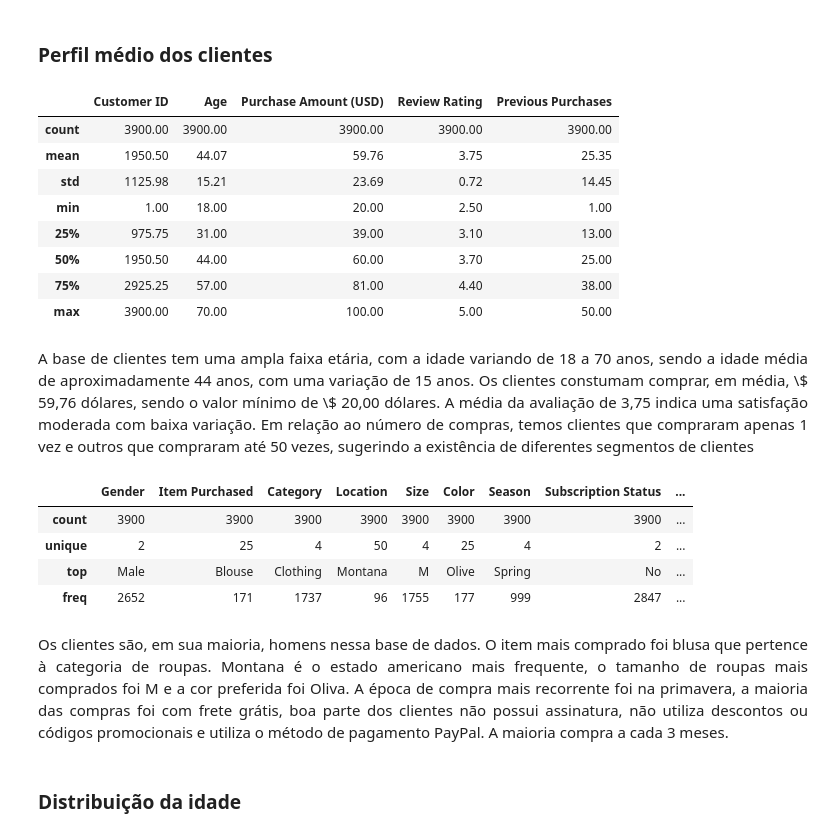
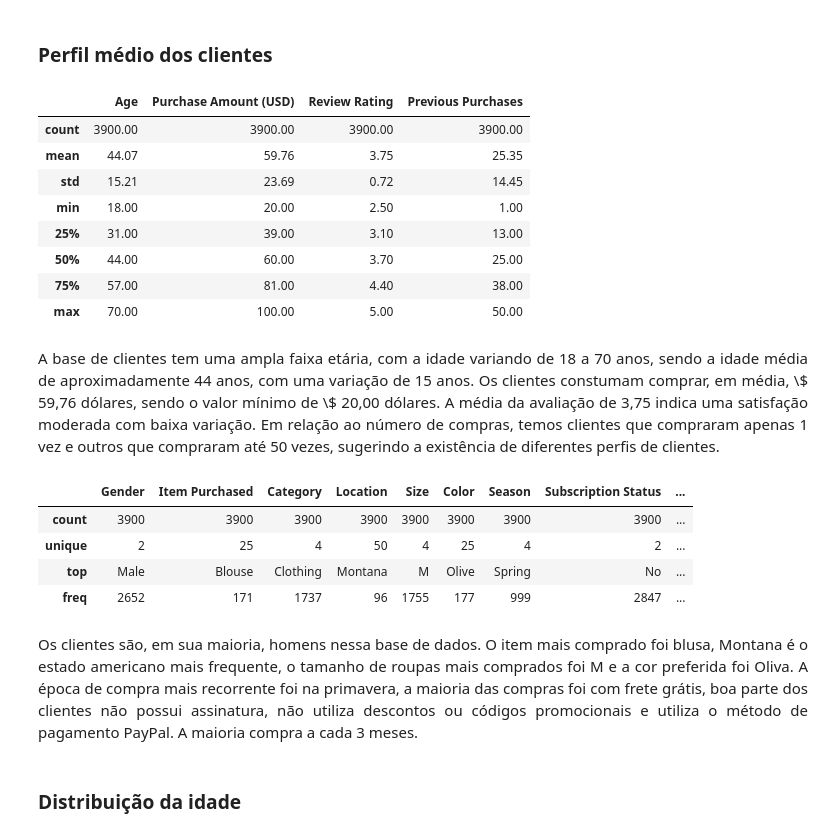
Before and after one commit to LilianeAquino/projeto_ml_II_santander_coders, a Jupyter notebook: trabalho_ada_ML.ipynb, the cells around one changed output. Cells and saved outputs as stored; diff of their text form; code cells hidden in the pictures.

```diff
--- a/trabalho_ada_ML.ipynb
+++ b/trabalho_ada_ML.ipynb
@@ -717,19 +713,19 @@ df_clientes.stb.missing()
 # %% [markdown]
 ### Perfil médio dos clientes
 # %%
-df_clientes.describe().round(2)
+df_clientes.drop(['Customer ID'], axis=1).describe().round(2)
 # %% [output]
-|  | Customer ID | Age | Purchase Amount (USD) | Review Rating | Previous Purchases |
-| count | 3900.00 | 3900.00 | 3900.00 | 3900.00 | 3900.00 |
-| mean | 1950.50 | 44.07 | 59.76 | 3.75 | 25.35 |
-| std | 1125.98 | 15.21 | 23.69 | 0.72 | 14.45 |
-| min | 1.00 | 18.00 | 20.00 | 2.50 | 1.00 |
-| 25% | 975.75 | 31.00 | 39.00 | 3.10 | 13.00 |
-| 50% | 1950.50 | 44.00 | 60.00 | 3.70 | 25.00 |
-| 75% | 2925.25 | 57.00 | 81.00 | 4.40 | 38.00 |
-| max | 3900.00 | 70.00 | 100.00 | 5.00 | 50.00 |
+|  | Age | Purchase Amount (USD) | Review Rating | Previous Purchases |
+| count | 3900.00 | 3900.00 | 3900.00 | 3900.00 |
+| mean | 44.07 | 59.76 | 3.75 | 25.35 |
+| std | 15.21 | 23.69 | 0.72 | 14.45 |
+| min | 18.00 | 20.00 | 2.50 | 1.00 |
+| 25% | 31.00 | 39.00 | 3.10 | 13.00 |
+| 50% | 44.00 | 60.00 | 3.70 | 25.00 |
+| 75% | 57.00 | 81.00 | 4.40 | 38.00 |
+| max | 70.00 | 100.00 | 5.00 | 50.00 |
 # %% [markdown]
-<p style='text-align: justify;'><font size=3.>A base de clientes tem uma ampla faixa etária, com a idade variando de 18 a 70 anos, sendo a idade média de aproximadamente 44 anos, com uma variação de 15 anos. Os clientes constumam comprar, em média, \$ 59,76 dólares, sendo o valor mínimo de \$ 20,00 dólares. A média da avaliação de 3,75 indica uma satisfação moderada com baixa variação. Em relação ao número de compras, temos clientes que compraram apenas 1 vez e outros que compraram até 50 vezes, sugerindo a existência de diferentes segmentos de clientes</font></p>
+<p style='text-align: justify;'><font size=3.>A base de clientes tem uma ampla faixa etária, com a idade variando de 18 a 70 anos, sendo a idade média de aproximadamente 44 anos, com uma variação de 15 anos. Os clientes constumam comprar, em média, \$ 59,76 dólares, sendo o valor mínimo de \$ 20,00 dólares. A média da avaliação de 3,75 indica uma satisfação moderada com baixa variação. Em relação ao número de compras, temos clientes que compraram apenas 1 vez e outros que compraram até 50 vezes, sugerindo a existência de diferentes perfis de clientes.</font></p>
 # %%
 df_clientes.describe(include='O')
 # %% [output]
@@ -739,7 +735,7 @@ df_clientes.describe(include='O')
 | top | Male | Blouse | Clothing | Montana | M | Olive | Spring | No | ... |
 | freq | 2652 | 171 | 1737 | 96 | 1755 | 177 | 999 | 2847 | ... |
 # %% [markdown]
-<p style='text-align: justify;'><font size=3.>Os clientes são, em sua maioria, homens nessa base de dados. O item mais comprado foi blusa que pertence à categoria de roupas. Montana é o estado americano mais frequente, o tamanho de roupas mais comprados foi M e a cor preferida foi Oliva. A época de compra mais recorrente foi na primavera, a maioria das compras foi com frete grátis, boa parte dos clientes não possui assinatura, não utiliza descontos ou códigos promocionais e utiliza o método de pagamento PayPal. A maioria compra a cada 3 meses.</font></p>
+<p style='text-align: justify;'><font size=3.>Os clientes são, em sua maioria, homens nessa base de dados. O item mais comprado foi blusa, Montana é o estado americano mais frequente, o tamanho de roupas mais comprados foi M e a cor preferida foi Oliva. A época de compra mais recorrente foi na primavera, a maioria das compras foi com frete grátis, boa parte dos clientes não possui assinatura, não utiliza descontos ou códigos promocionais e utiliza o método de pagamento PayPal. A maioria compra a cada 3 meses.</font></p>
 # %% [markdown]
 ### Distribuição da idade
 # %%
```
Also changed, not shown: parts of 37 cells of this notebook.
